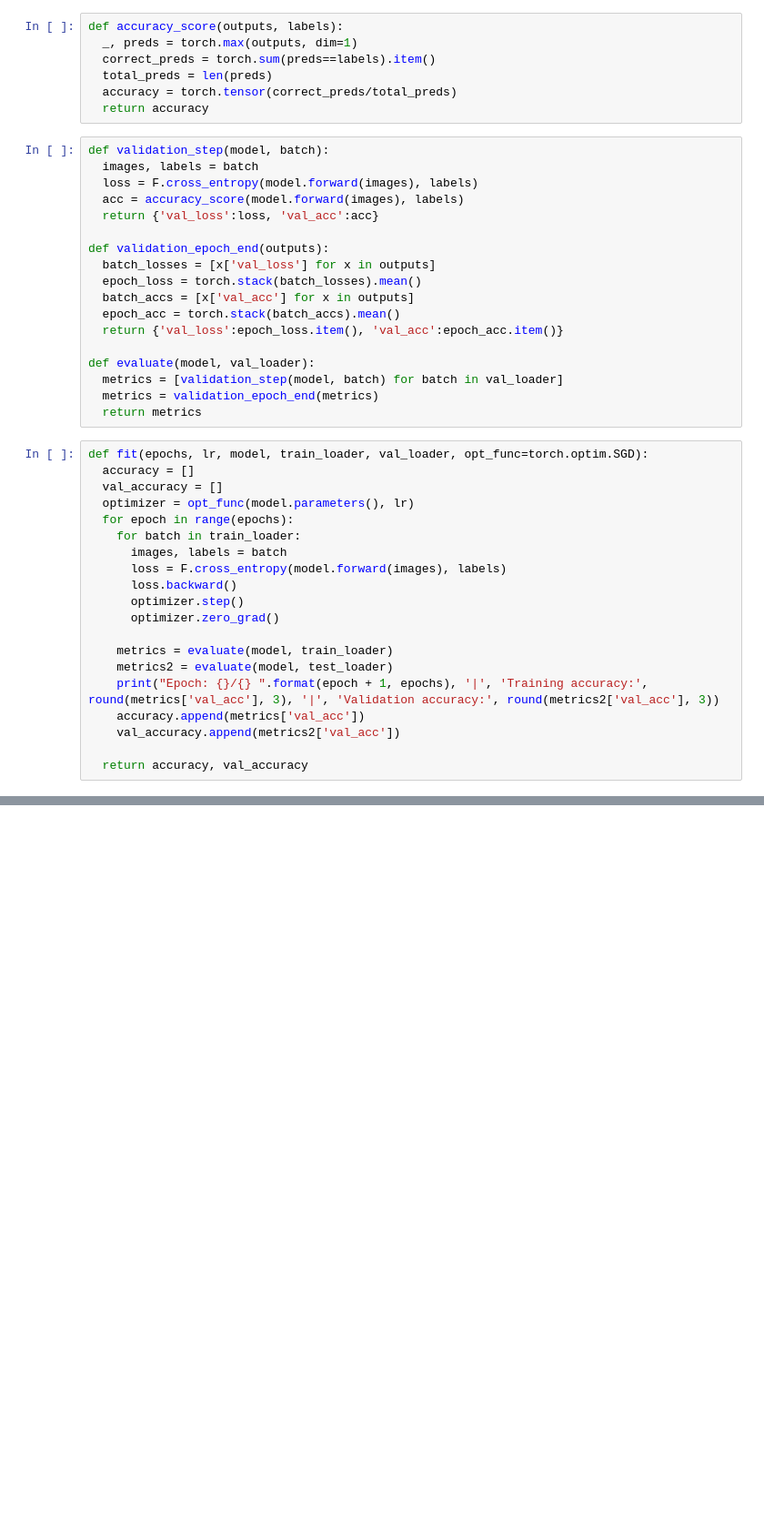
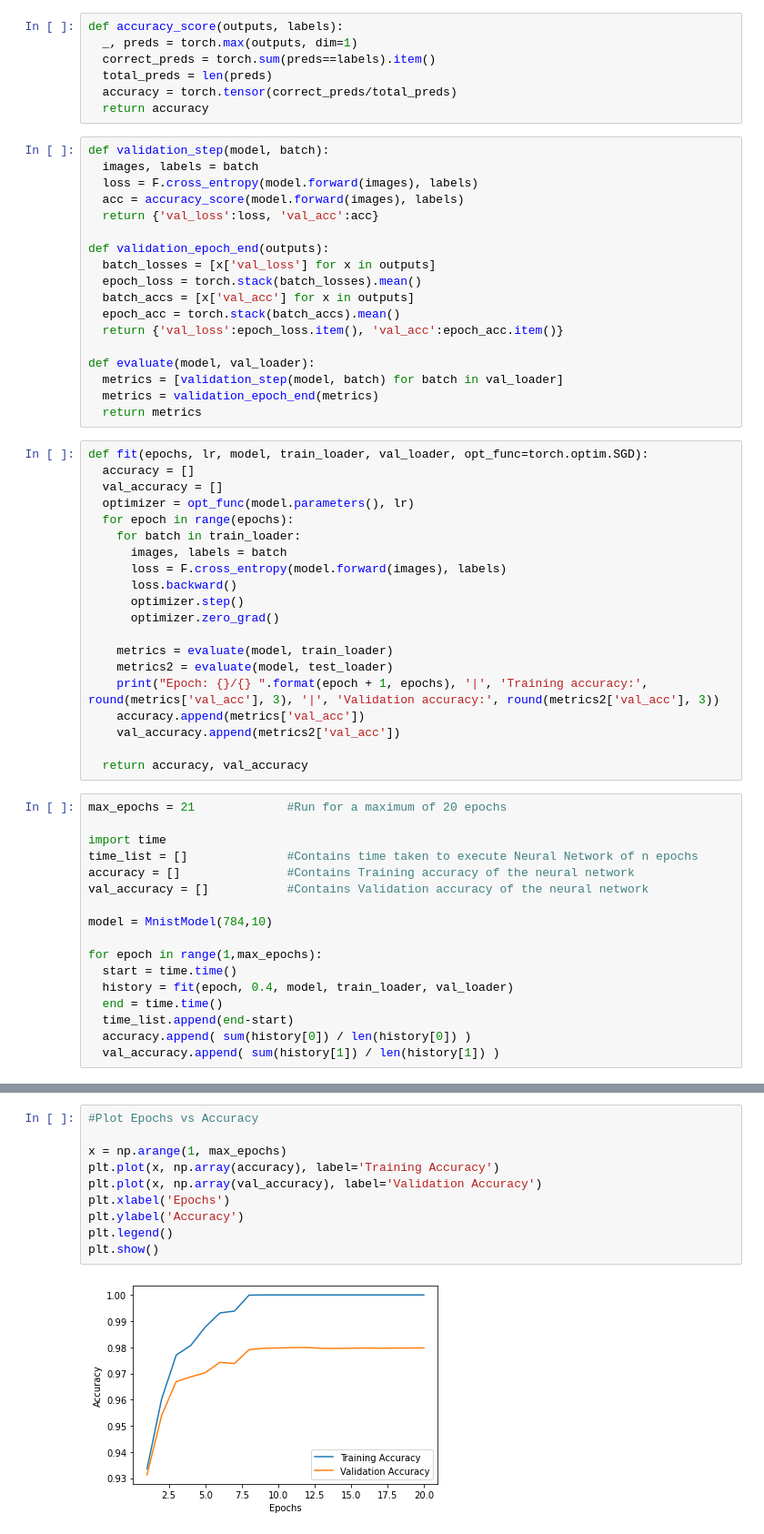
Before and after one commit to srkcheema/ComparativeAnalysis-ML-Libraries, a Jupyter notebook: Pytorch_554_Project.ipynb, the cells around one changed output, grey strips where cells are left out. Shown at 91% size. Cells and saved outputs as stored; diff of their text form; blank space fills up the shorter version.

```diff
--- a/Pytorch_554_Project.ipynb
+++ b/Pytorch_554_Project.ipynb
@@ -94,3 +112,20 @@ def fit(epochs, lr, model, train_loader, val_loader, opt_func=torch.optim.SGD):
     val_accuracy.append(metrics2['val_acc'])
 
   return accuracy, val_accuracy
+# %%
+max_epochs = 21             #Run for a maximum of 20 epochs
+
+import time
+time_list = []              #Contains time taken to execute Neural Network of n epochs
+accuracy = []               #Contains Training accuracy of the neural network
+val_accuracy = []           #Contains Validation accuracy of the neural network
+
+model = MnistModel(784,10)
+
+for epoch in range(1,max_epochs):
+  start = time.time()
+  history = fit(epoch, 0.4, model, train_loader, val_loader)
+  end = time.time()
+  time_list.append(end-start)
+  accuracy.append( sum(history[0]) / len(history[0]) )
+  val_accuracy.append( sum(history[1]) / len(history[1]) )
@@ -96,0 +150,12 @@ def fit(epochs, lr, model, train_loader, val_loader, opt_func=torch.optim.SGD):
+# %%
+#Plot Epochs vs Accuracy
+
+x = np.arange(1, max_epochs)
+plt.plot(x, np.array(accuracy), label='Training Accuracy')
+plt.plot(x, np.array(val_accuracy), label='Validation Accuracy')
+plt.xlabel('Epochs')
+plt.ylabel('Accuracy')
+plt.legend()
+plt.show()
+# %% [output]
+[figure, added]
```
Also changed, not shown: parts of 20 cells of this notebook.
